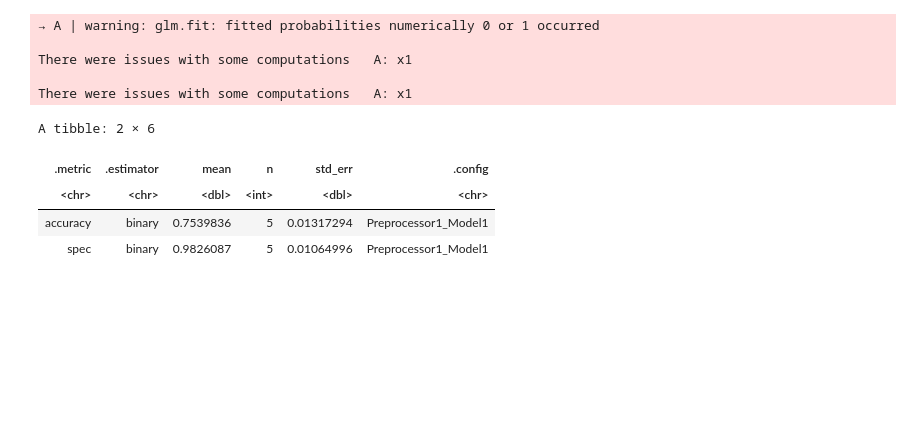
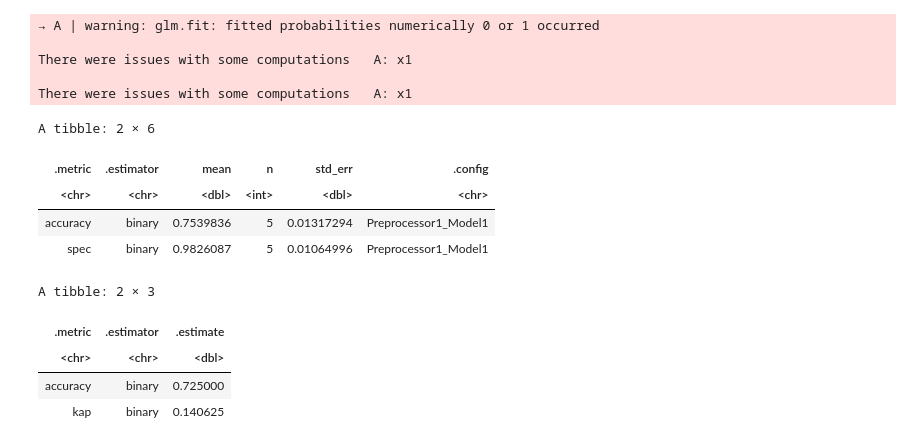
Before and after one commit to xiaobaozi39/DSCI100-individual-Planning-Stage, a Jupyter notebook: Individual_planning_stage_81212722.ipynb, the cells around one changed output. Saved outputs shown, nothing was run; the diff lists cells and outputs as text; code cells hidden in the pictures; blank space fills up the shorter version.

```diff
--- a/Individual_planning_stage_81212722.ipynb
+++ b/Individual_planning_stage_81212722.ipynb
@@ -286,3 +286,20 @@ A tibble: 2 × 6
 | <chr> | <chr> | <dbl> | <int> | <dbl> | <chr> |
 | accuracy | binary | 0.7539836 | 5 | 0.01317294 | Preprocessor1_Model1 |
 | spec | binary | 0.9826087 | 5 | 0.01064996 | Preprocessor1_Model1 |
+# %%
+set.seed(2025)
+final_fit <- fit(log_workflow, data = players_train)
+
+final_results <- predict(final_fit, players_test) |>
+  bind_cols(players_test)
+
+final_metrics <- final_results |>
+  metrics(truth = subscribe, estimate = .pred_class)
+
+final_metrics
+# %% [output]
+A tibble: 2 × 3
+| .metric | .estimator | .estimate |
+| <chr> | <chr> | <dbl> |
+| accuracy | binary | 0.725000 |
+| kap | binary | 0.140625 |
```
Also changed, not shown: 1 other file.
